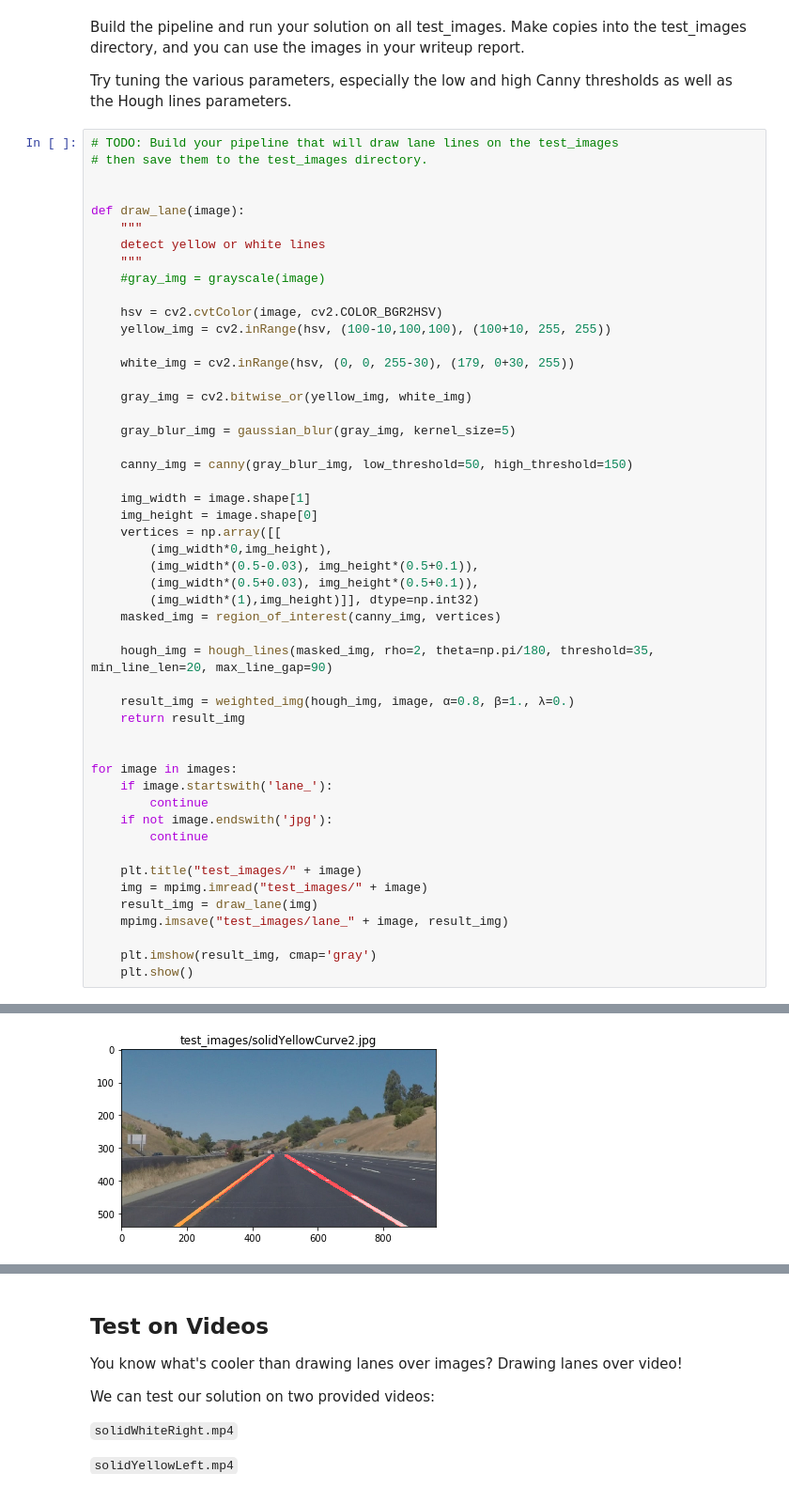
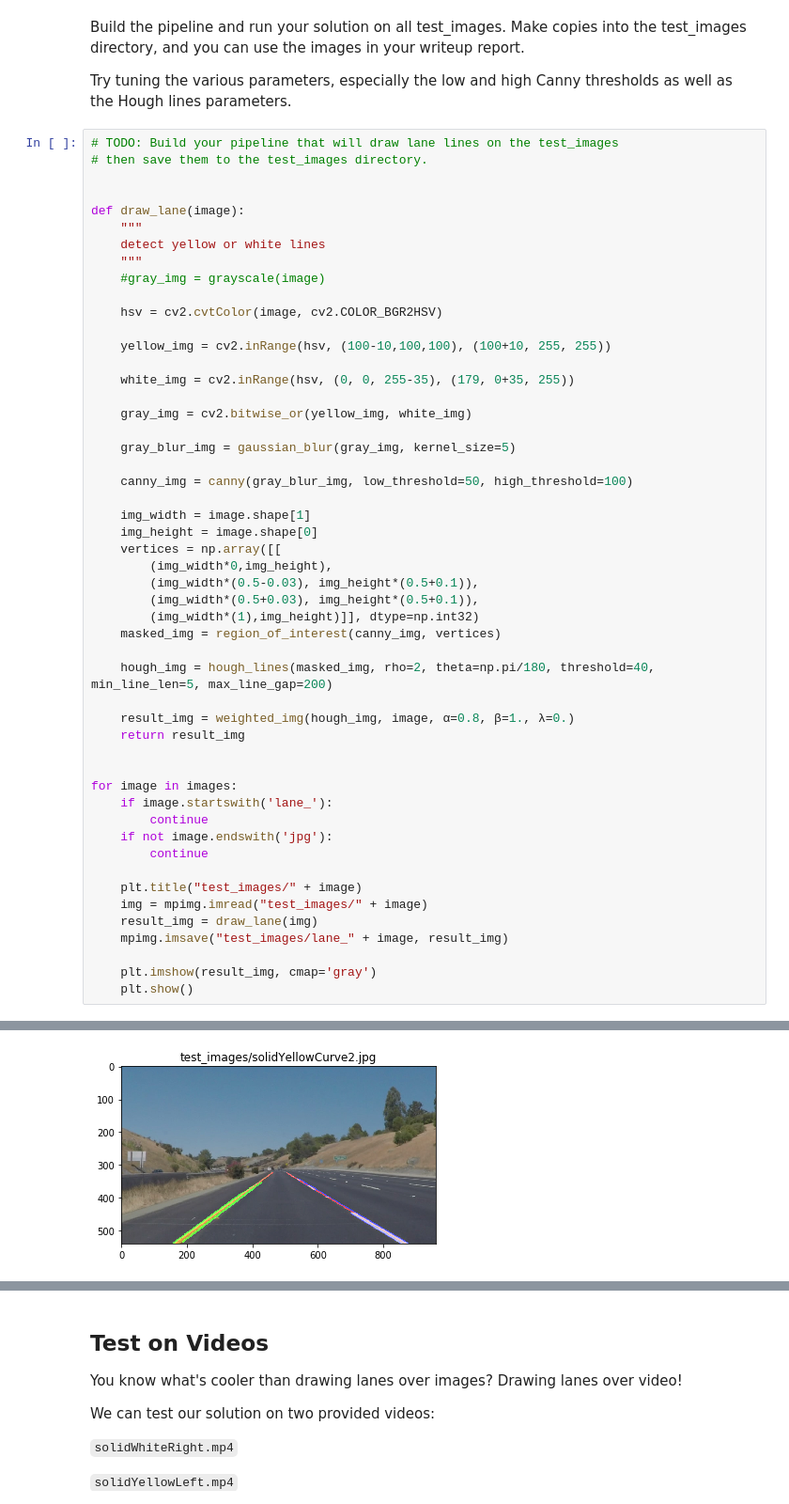
Before and after one commit to horagong/CarND-LaneLines-P1, a Jupyter notebook: P1.ipynb, the cells around one changed output, grey strips where cells are left out. Shown: that part at 94% size. Cells and saved outputs as stored; diff of their text form.

Commit message:
parameter tuning. max_line_gap=200

```diff
--- a/P1.ipynb
+++ b/P1.ipynb
@@ -251,15 +251,16 @@ def draw_lane(image):
     #gray_img = grayscale(image)
 
     hsv = cv2.cvtColor(image, cv2.COLOR_BGR2HSV)
+
     yellow_img = cv2.inRange(hsv, (100-10,100,100), (100+10, 255, 255))
 
-    white_img = cv2.inRange(hsv, (0, 0, 255-30), (179, 0+30, 255))
+    white_img = cv2.inRange(hsv, (0, 0, 255-35), (179, 0+35, 255))
 
     gray_img = cv2.bitwise_or(yellow_img, white_img)
 
     gray_blur_img = gaussian_blur(gray_img, kernel_size=5)
 
-    canny_img = canny(gray_blur_img, low_threshold=50, high_threshold=150)
+    canny_img = canny(gray_blur_img, low_threshold=50, high_threshold=100)
 
     img_width = image.shape[1]
     img_height = image.shape[0]
@@ -270,7 +271,7 @@ def draw_lane(image):
         (img_width*(1),img_height)]], dtype=np.int32)
     masked_img = region_of_interest(canny_img, vertices)
 
-    hough_img = hough_lines(masked_img, rho=2, theta=np.pi/180, threshold=35, min_line_len=20, max_line_gap=90)
+    hough_img = hough_lines(masked_img, rho=2, theta=np.pi/180, threshold=40, min_line_len=5, max_line_gap=200)
 
     result_img = weighted_img(hough_img, image, α=0.8, β=1., λ=0.)
     return result_img
@@ -296 +297 @@ for image in images:
-[figure, old version]
+[figure, new version]
```
Also changed, not shown: parts of 4 cells of this notebook, 10 other files.
